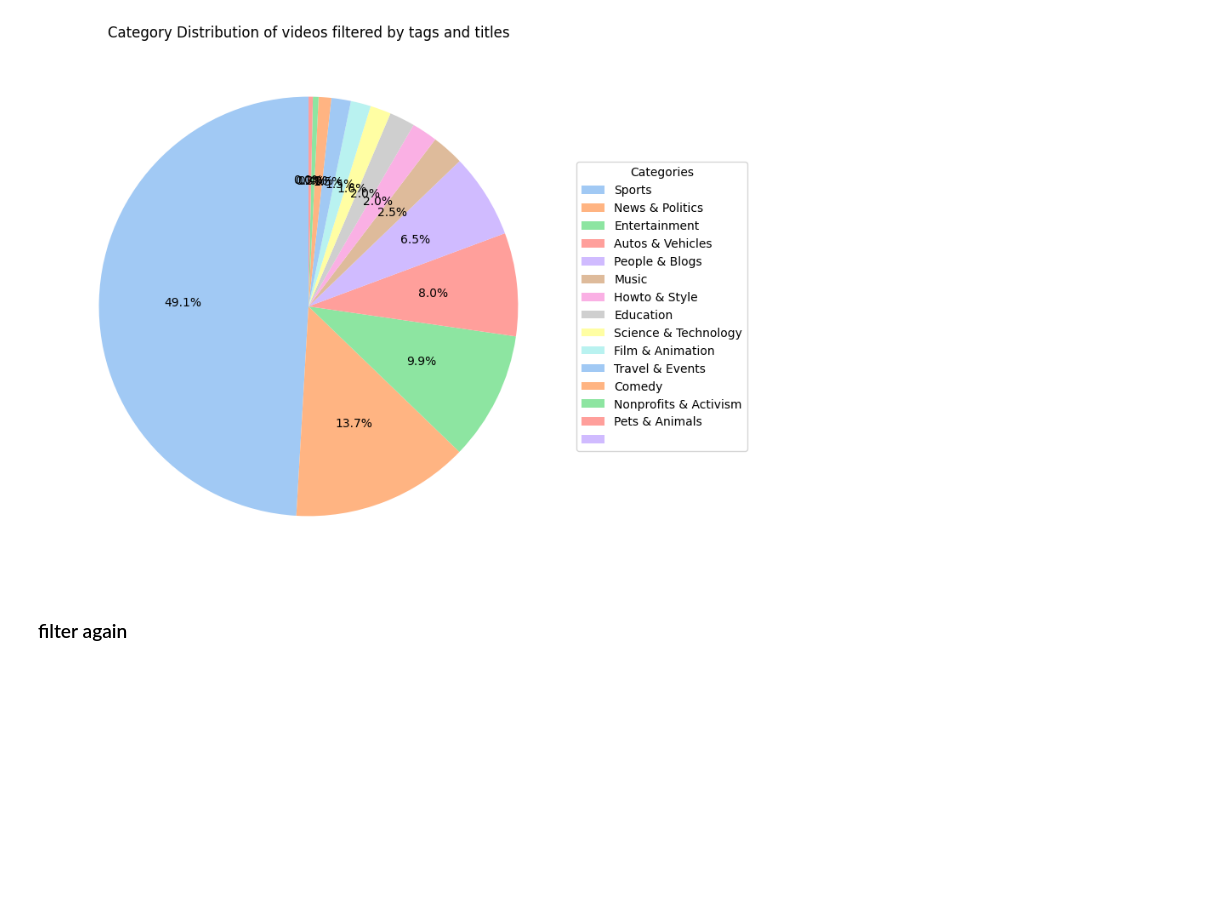
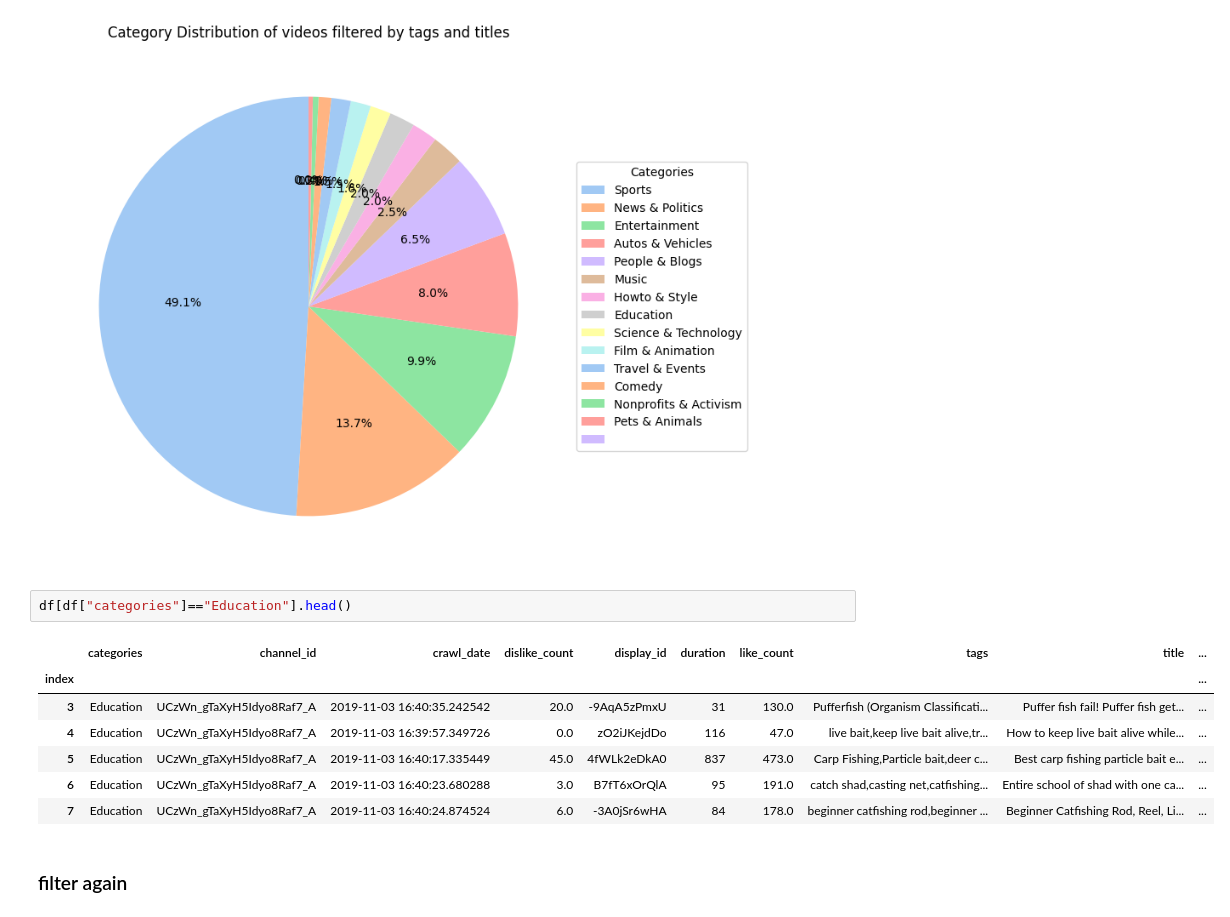
Before and after one commit to epfl-ada/ada-2024-project-robodatapioneers2024, a Jupyter notebook: NBA_analysis.ipynb, the cells around one changed output. Drawn from its saved outputs; the diff is of its cells as text; blank space fills up the shorter version.

```diff
--- a/NBA_analysis.ipynb
+++ b/NBA_analysis.ipynb
@@ -269,6 +269,16 @@ plt.title('Category Distribution of videos filtered by tags and titles')
 plt.show()
 # %% [output]
 [figure]
+# %%
+df[df["categories"]=="Education"].head()
+# %% [output]
+|  | categories | channel_id | crawl_date | dislike_count | display_id | duration | like_count | tags | title | ... |
+| index |  |  |  |  |  |  |  |  |  | ... |
+| 3 | Education | UCzWn_gTaXyH5Idyo8Raf7_A | 2019-11-03 16:40:35.242542 | 20.0 | -9AqA5zPmxU | 31 | 130.0 | Pufferfish (Organism Classificati... | Puffer fish fail! Puffer fish get... | ... |
+| 4 | Education | UCzWn_gTaXyH5Idyo8Raf7_A | 2019-11-03 16:39:57.349726 | 0.0 | zO2iJKejdDo | 116 | 47.0 | live bait,keep live bait alive,tr... | How to keep live bait alive while... | ... |
+| 5 | Education | UCzWn_gTaXyH5Idyo8Raf7_A | 2019-11-03 16:40:17.335449 | 45.0 | 4fWLk2eDkA0 | 837 | 473.0 | Carp Fishing,Particle bait,deer c... | Best carp fishing particle bait e... | ... |
+| 6 | Education | UCzWn_gTaXyH5Idyo8Raf7_A | 2019-11-03 16:40:23.680288 | 3.0 | B7fT6xOrQlA | 95 | 191.0 | catch shad,casting net,catfishing... | Entire school of shad with one ca... | ... |
+| 7 | Education | UCzWn_gTaXyH5Idyo8Raf7_A | 2019-11-03 16:40:24.874524 | 6.0 | -3A0jSr6wHA | 84 | 178.0 | beginner catfishing rod,beginner ... | Beginner Catfishing Rod, Reel, Li... | ... |
 # %% [markdown]
 ### filter again
 # %%
```
Also changed, not shown: parts of 3 cells of this notebook.
